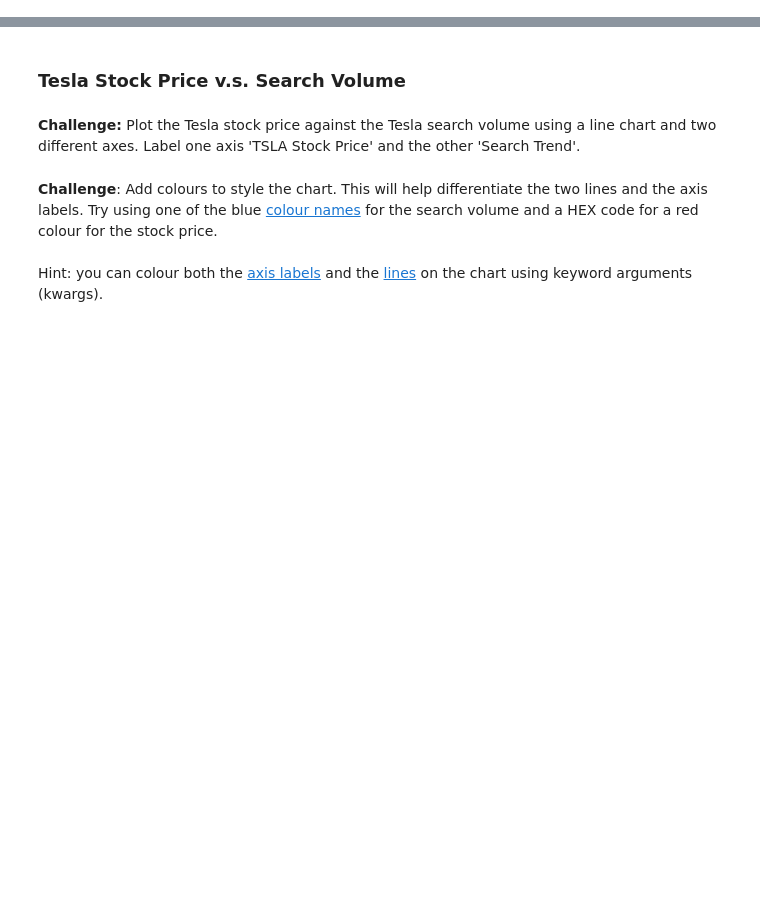
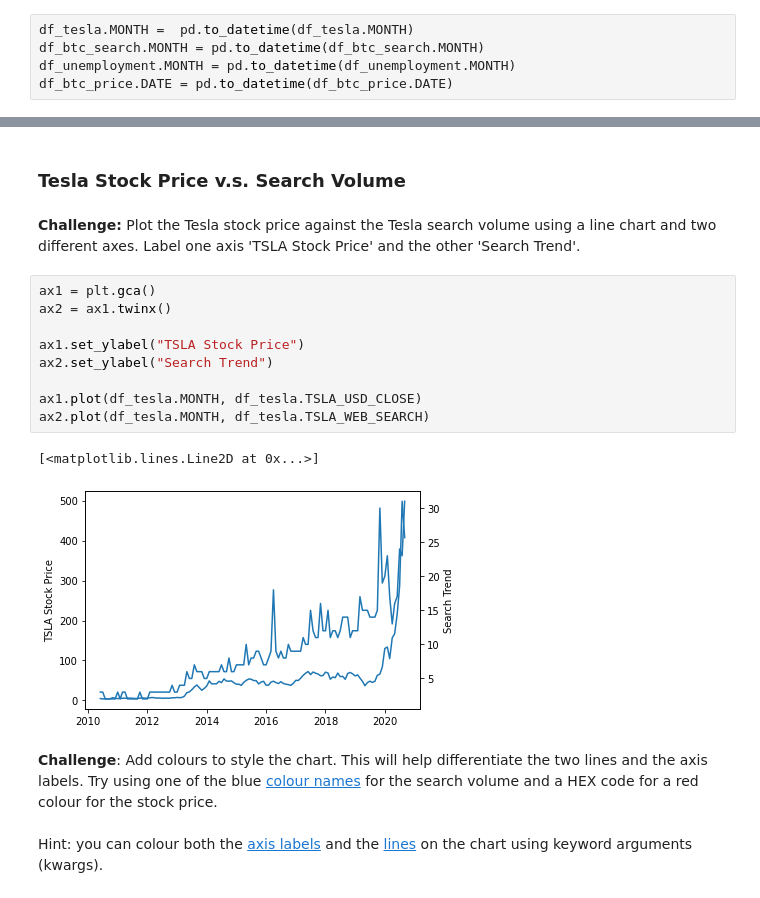
Before and after one commit to krook98/Google-Trends-Data-Visualization, a Jupyter notebook: Google Trends and Data Visualisation (start).ipynb, the cells around one changed output, grey strips where cells are left out. Saved outputs shown, nothing was run; the diff lists cells and outputs as text; blank space fills up the shorter version.

Commit message:
Tesla Line Charts completed

```diff
--- a/Google Trends and Data Visualisation (start).ipynb
+++ b/Google Trends and Data Visualisation (start).ipynb
@@ -109,3 +134,8 @@ Number of missing values:
 ### Convert Strings to DateTime Objects
 # %% [markdown]
 **Challenge**: Check the data type of the entries in the DataFrame MONTH or DATE columns. Convert any strings in to Datetime objects. Do this for all 4 DataFrames. Double check if your type conversion was successful.
+# %%
+df_tesla.MONTH =  pd.to_datetime(df_tesla.MONTH)
+df_btc_search.MONTH = pd.to_datetime(df_btc_search.MONTH)
+df_unemployment.MONTH = pd.to_datetime(df_unemployment.MONTH)
+df_btc_price.DATE = pd.to_datetime(df_btc_price.DATE)
@@ -125,6 +177,18 @@ Number of missing values:
 ### Tesla Stock Price v.s. Search Volume
 # %% [markdown]
 **Challenge:** Plot the Tesla stock price against the Tesla search volume using a line chart and two different axes. Label one axis 'TSLA Stock Price' and the other 'Search Trend'.
+# %%
+ax1 = plt.gca()
+ax2 = ax1.twinx()
+
+ax1.set_ylabel("TSLA Stock Price")
+ax2.set_ylabel("Search Trend")
+
+ax1.plot(df_tesla.MONTH, df_tesla.TSLA_USD_CLOSE)
+ax2.plot(df_tesla.MONTH, df_tesla.TSLA_WEB_SEARCH)
+# %% [output]
+[<matplotlib.lines.Line2D at 0x...>]
+[figure, added]
 # %% [markdown]
 **Challenge**: Add colours to style the chart. This will help differentiate the two lines and the axis labels. Try using one of the blue [colour names](https://matplotlib.org/3.1.1/gallery/color/named_colors.html) for the search volume and a HEX code for a red colour for the stock price.
 <br>
```
Also changed, not shown: parts of 15 cells of this notebook.
